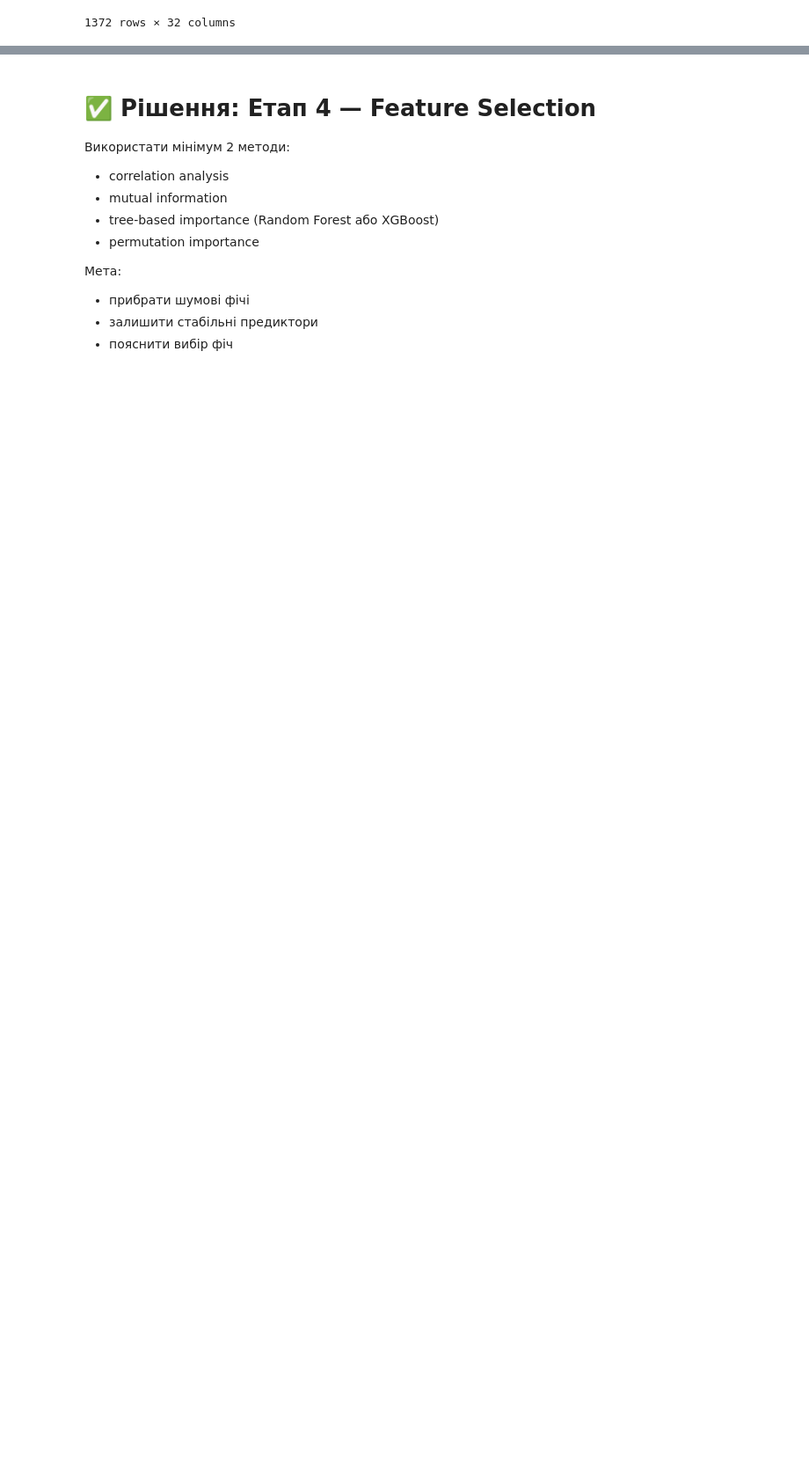
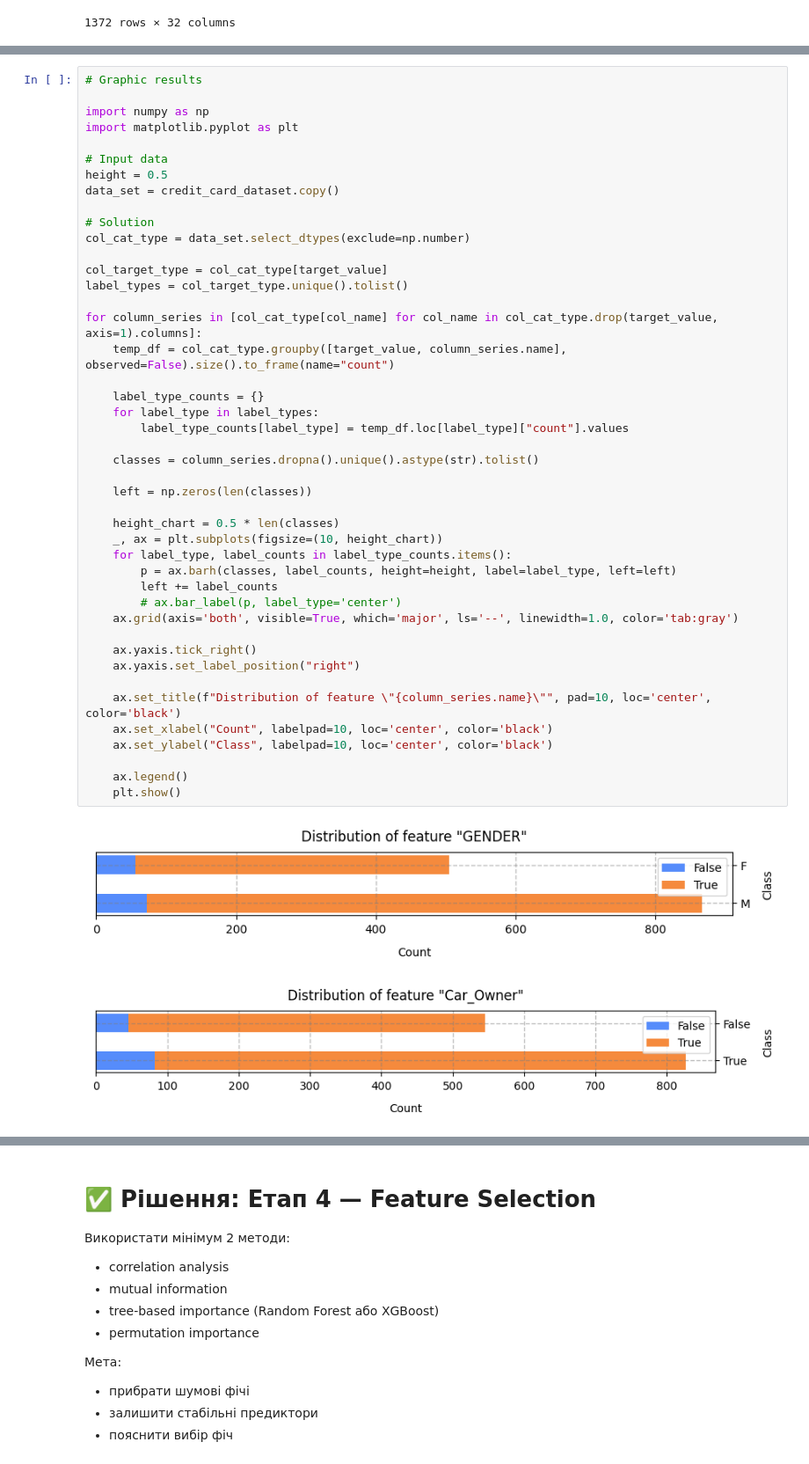
Before and after one commit to BogdanPinchuk/DataScience-PBY_HW20_Course_Project, a Jupyter notebook: Bohdan_Pinchuk_DS_HW20.ipynb, the cells around one changed output, grey strips where cells are left out. Shown at 88% size. Cells and saved outputs as stored; diff of their text form; blank space fills up the shorter version.

```diff
--- a/Bohdan_Pinchuk_DS_HW20.ipynb
+++ b/Bohdan_Pinchuk_DS_HW20.ipynb
@@ -1570,0 +1621,47 @@ display(credit_card_dataset)
+# %%
+# Graphic results
+
+import numpy as np
+import matplotlib.pyplot as plt
+
+# Input data
+height = 0.5
+data_set = credit_card_dataset.copy()
+
+# Solution
+col_cat_type = data_set.select_dtypes(exclude=np.number)
+
+col_target_type = col_cat_type[target_value]
+label_types = col_target_type.unique().tolist()
+
+for column_series in [col_cat_type[col_name] for col_name in col_cat_type.drop(target_value, axis=1).columns]:
+    temp_df = col_cat_type.groupby([target_value, column_series.name], observed=False).size().to_frame(name="count")
+
+    label_type_counts = {}
+    for label_type in label_types:
+        label_type_counts[label_type] = temp_df.loc[label_type]["count"].values
+
+    classes = column_series.dropna().unique().astype(str).tolist()
+
+    left = np.zeros(len(classes))
+
+    height_chart = 0.5 * len(classes)
+    _, ax = plt.subplots(figsize=(10, height_chart))
+    for label_type, label_counts in label_type_counts.items():
+        p = ax.barh(classes, label_counts, height=height, label=label_type, left=left)
+        left += label_counts
+        # ax.bar_label(p, label_type='center')
+    ax.grid(axis='both', visible=True, which='major', ls='--', linewidth=1.0, color='tab:gray')
+
+    ax.yaxis.tick_right()
+    ax.yaxis.set_label_position("right")
+
+    ax.set_title(f"Distribution of feature \"{column_series.name}\"", pad=10, loc='center', color='black')
+    ax.set_xlabel("Count", labelpad=10, loc='center', color='black')
+    ax.set_ylabel("Class", labelpad=10, loc='center', color='black')
+
+    ax.legend()
+    plt.show()
+# %% [output]
+[figure, added]
+[figure, added]
```
Also changed, not shown: parts of 6 cells of this notebook.
